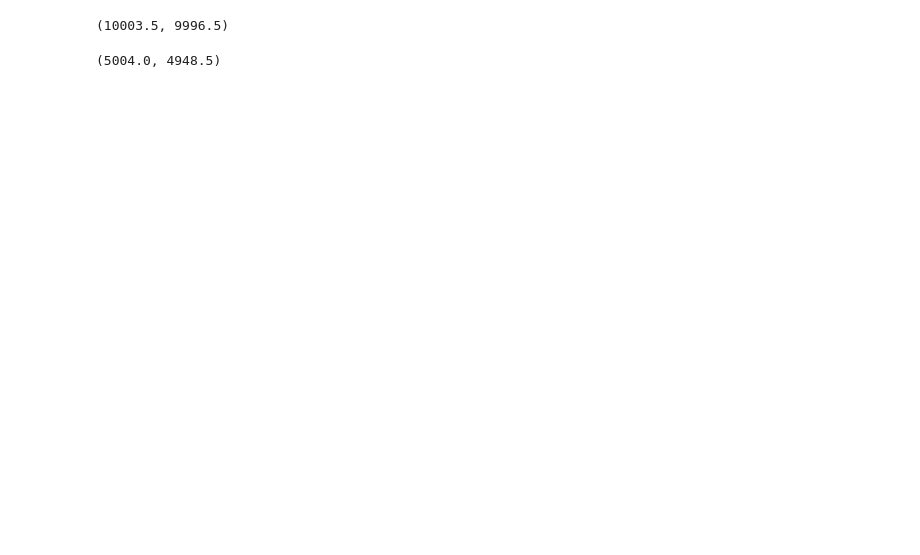
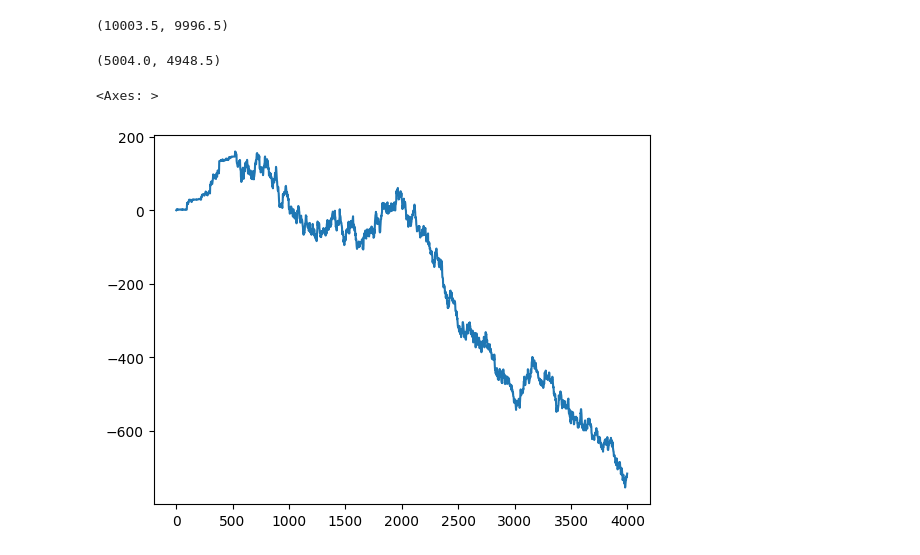
Before and after one commit to aemilani/imc-prosperity-2, a Jupyter notebook: explore_logs.ipynb, the cells around one changed output. Cells and saved outputs as stored; diff of their text form; code cells hidden in the pictures; blank space fills up the shorter version.

```diff
--- a/explore_logs.ipynb
+++ b/explore_logs.ipynb
@@ -102,3 +97,8 @@ activities[activities['product'] == 'AMETHYSTS']['mid_price'].max(), activities[
 activities[activities['product'] == 'STARFRUIT']['mid_price'].max(), activities[activities['product'] == 'STARFRUIT']['mid_price'].min()
 # %% [output]
 (5004.0, 4948.5)
+# %%
+activities[activities['product'] == 'STARFRUIT']['profit_and_loss'].plot()
+# %% [output]
+<Axes: >
+[figure, added]
```
Also changed, not shown: parts of 10 cells of this notebook, 4 other files.
